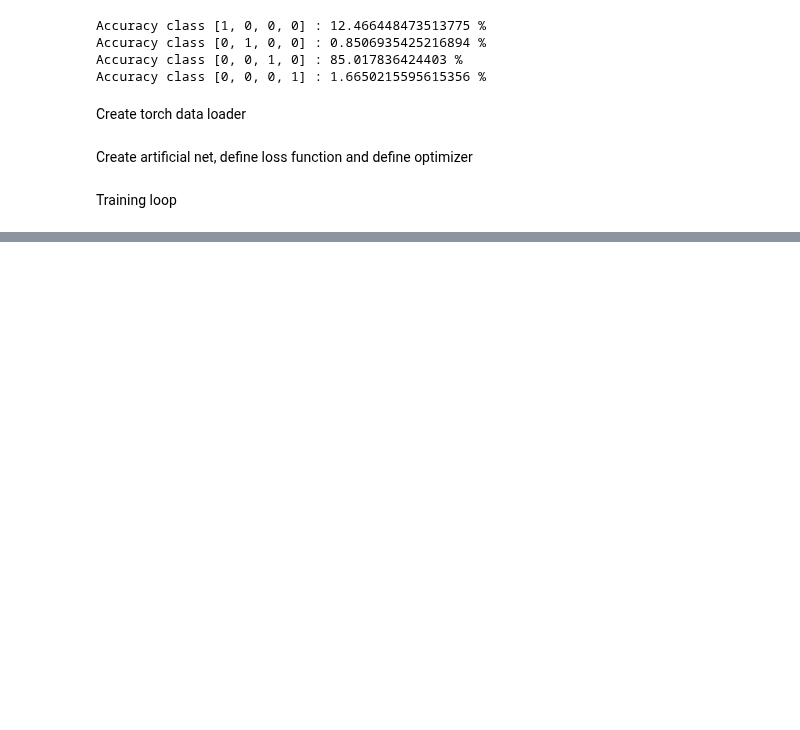
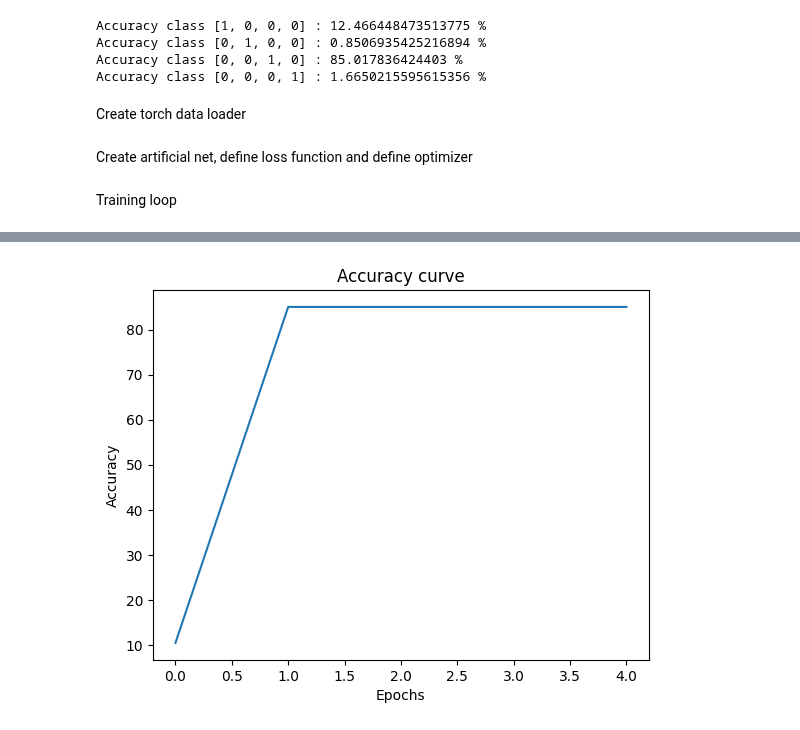
Before and after one commit to medplot/data-mining-project, a Jupyter notebook: jupyter_notebooks/neural_network.ipynb, the cells around one changed output, grey strips where cells are left out. Drawn from its saved outputs; the diff is of its cells as text; code cells hidden in the pictures; blank space fills up the shorter version.

```diff
--- a/jupyter_notebooks/neural_network.ipynb
+++ b/jupyter_notebooks/neural_network.ipynb
@@ -127,10 +127,10 @@ class Net(nn.Module):
         self.fc1 = nn.Linear(input_size, 500)
         self.bn1 = nn.BatchNorm1d(500)
         self.do1 = nn.Dropout(0.8)
-        self.fc2 = nn.Linear(500, 2000)
-        self.bn2 = nn.BatchNorm1d(2000)
+        self.fc2 = nn.Linear(500, 1000)
+        self.bn2 = nn.BatchNorm1d(1000)
         self.do2 = nn.Dropout(0.3)
-        self.fc3 = nn.Linear(2000, output_size)
+        self.fc3 = nn.Linear(1000, output_size)
 
     def forward(self, input_categorical, input_numerical):
         embedding_layers = []
@@ -159,7 +159,7 @@ net = Net()
 net.to(device)
 
 criterion = nn.CrossEntropyLoss()
-optimizer = optim.SGD(net.parameters(),lr=0.002)
+optimizer = optim.Adam(net.parameters(),lr=0.002)
 # %%
 def get_accuracy(data_loader):
     correct = 0
@@ -200,10 +200,12 @@ def get_loss(data_loader):
 Training loop
 # %%
 loss_values = []
+accuracy_values = []
 
-for epoch in range(50):
+for epoch in range(5):
 
     running_loss = 0.0
+
     net.train()
     for i, data in enumerate(train_loader, 0):
 
@@ -226,7 +228,10 @@ for epoch in range(50):
         pass
 
     loss_values.append(running_loss/len(train_loader))
+    train_accuracy = 100 * get_accuracy(train_loader)
+    accuracy_values.append(train_accuracy)
+
     print(f"Epoch {epoch} loss: {str(running_loss/len(train_loader))}")
-    print(f'Accuracy epoch {epoch}: {100 * get_accuracy(train_loader)} %')
+    print(f'Accuracy epoch {epoch}: {train_accuracy} %')
 
 print('Finished Training')
@@ -236,0 +264,4 @@ plot_loss(loss_values)
+# %%
+plot_accuracy(accuracy_values)
+# %% [output]
+[figure, added]
```
Also changed, not shown: parts of 4 cells of this notebook.
